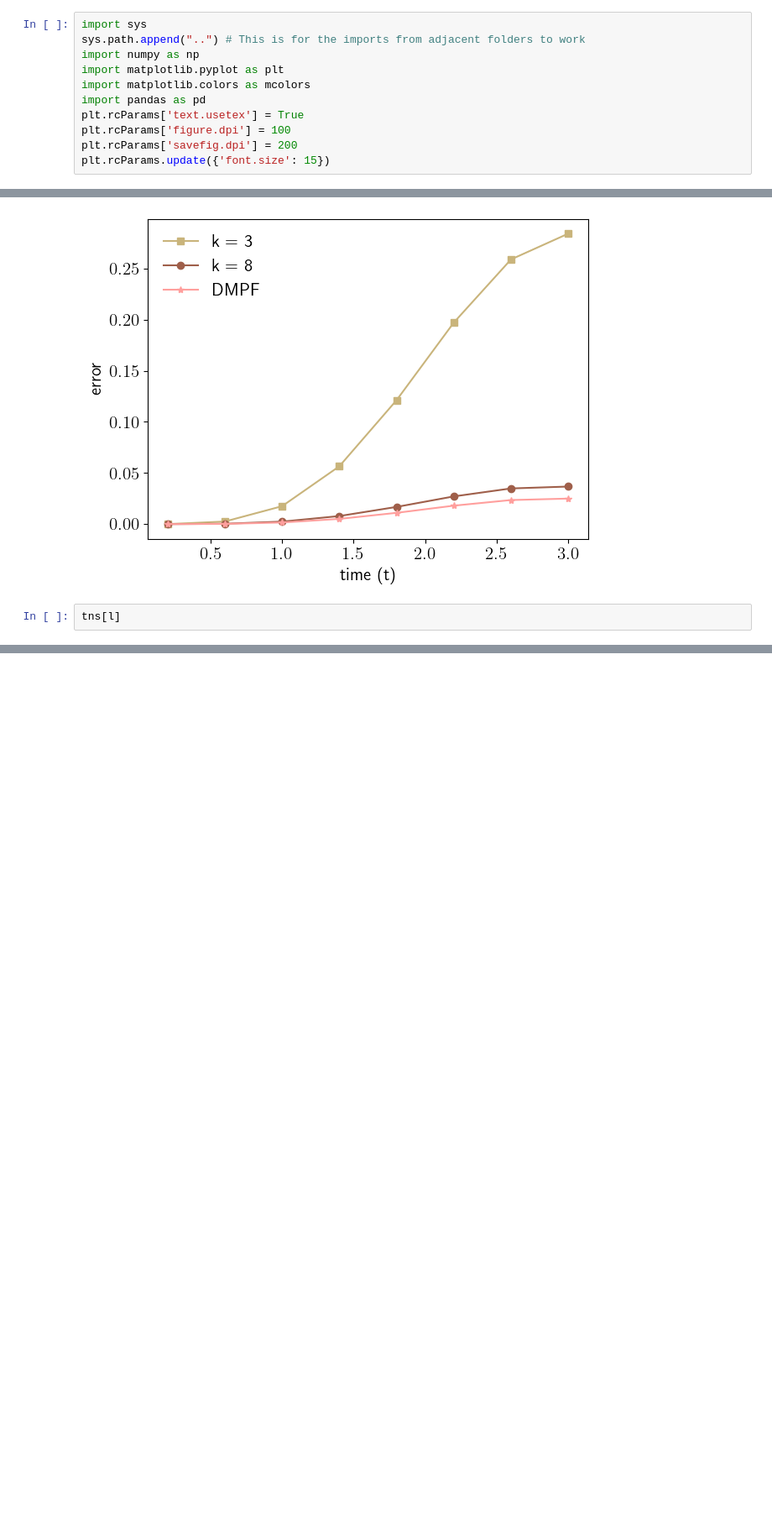
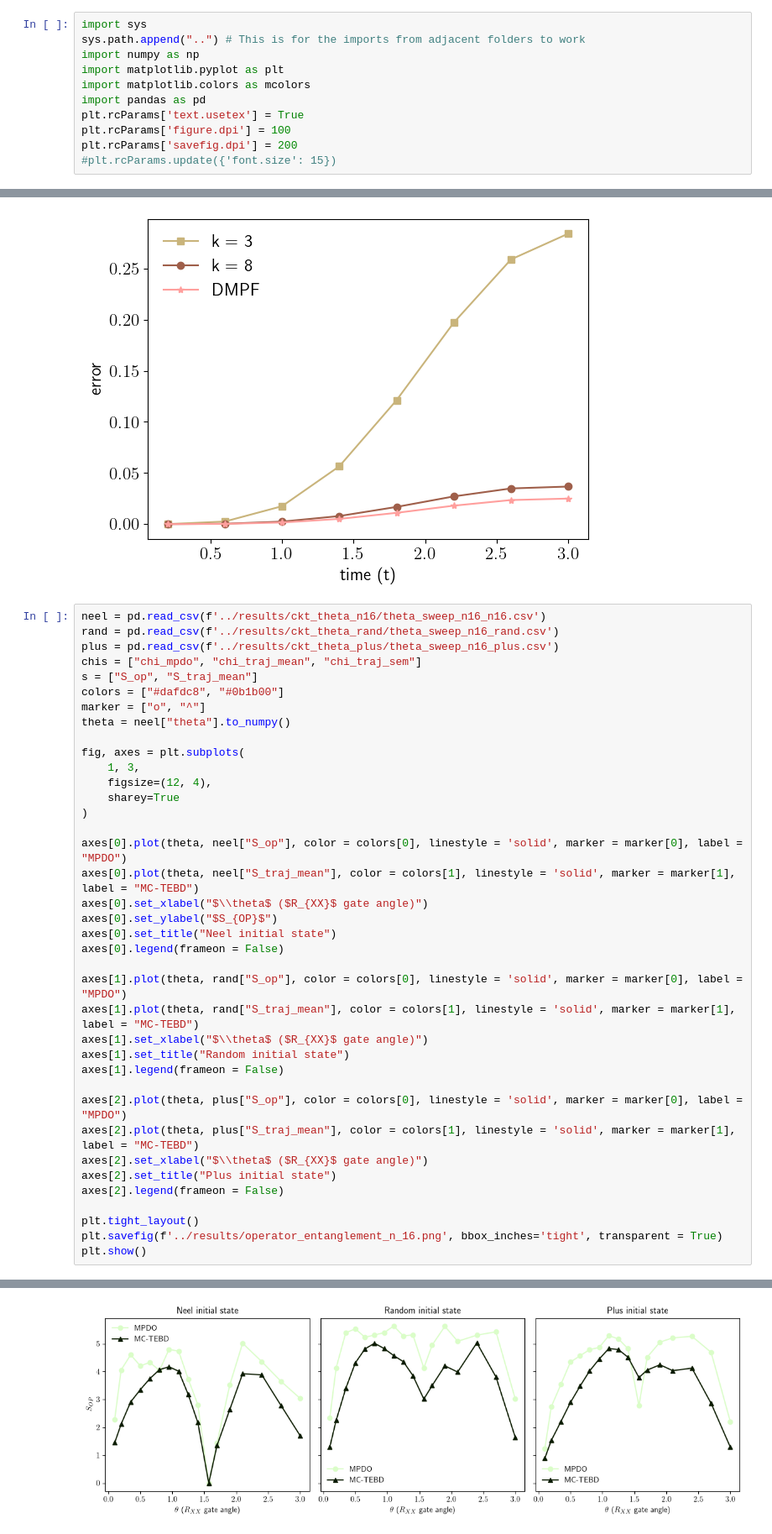
Before and after one commit to bentirher/dmpf_dissipation, a Jupyter notebook: standard_adc/classical_hardness_plot.ipynb, the cells around one changed output, grey strips where cells are left out. Shown at 84% size. Saved outputs shown, nothing was run; the diff lists cells and outputs as text; blank space fills up the shorter version.

Commit message:
new plots from ckt study

```diff
--- a/standard_adc/classical_hardness_plot.ipynb
+++ b/standard_adc/classical_hardness_plot.ipynb
@@ -8,7 +8,7 @@ import pandas as pd
 plt.rcParams['text.usetex'] = True
 plt.rcParams['figure.dpi'] = 100
 plt.rcParams['savefig.dpi'] = 200
-plt.rcParams.update({'font.size': 15})
+#plt.rcParams.update({'font.size': 15})
 # %%
 sizes = [8, 12, 16]
 colors = ["#a4cafd", "#fd9299", "#320c10"]
@@ -53,5 +53,41 @@ plt.show()
 # %% [output]
 [figure]
 # %%
-tns[l]
+neel = pd.read_csv(f'../results/ckt_theta_n16/theta_sweep_n16_n16.csv')
+rand = pd.read_csv(f'../results/ckt_theta_rand/theta_sweep_n16_rand.csv')
+plus = pd.read_csv(f'../results/ckt_theta_plus/theta_sweep_n16_plus.csv')
+chis = ["chi_mpdo", "chi_traj_mean", "chi_traj_sem"]
+s = ["S_op", "S_traj_mean"]
+colors = ["#dafdc8", "#0b1b00"]
+marker = ["o", "^"]
+theta = neel["theta"].to_numpy()
+
+fig, axes = plt.subplots(
+    1, 3,
+    figsize=(12, 4),
+    sharey=True
+)
+
+axes[0].plot(theta, neel["S_op"], color = colors[0], linestyle = 'solid', marker = marker[0], label = "MPDO")
+axes[0].plot(theta, neel["S_traj_mean"], color = colors[1], linestyle = 'solid', marker = marker[1], label = "MC-TEBD")
+axes[0].set_xlabel("$\\theta$ ($R_{XX}$ gate angle)")
+axes[0].set_ylabel("$S_{OP}$")
+axes[0].set_title("Neel initial state")
+axes[0].legend(frameon = False)
+
+axes[1].plot(theta, rand["S_op"], color = colors[0], linestyle = 'solid', marker = marker[0], label = "MPDO")
+axes[1].plot(theta, rand["S_traj_mean"], color = colors[1], linestyle = 'solid', marker = marker[1], label = "MC-TEBD")
+axes[1].set_xlabel("$\\theta$ ($R_{XX}$ gate angle)")
+axes[1].set_title("Random initial state")
+axes[1].legend(frameon = False)
+
+axes[2].plot(theta, plus["S_op"], color = colors[0], linestyle = 'solid', marker = marker[0], label = "MPDO")
+axes[2].plot(theta, plus["S_traj_mean"], color = colors[1], linestyle = 'solid', marker = marker[1], label = "MC-TEBD")
+axes[2].set_xlabel("$\\theta$ ($R_{XX}$ gate angle)")
+axes[2].set_title("Plus initial state")
+axes[2].legend(frameon = False)
+
+plt.tight_layout()
+plt.savefig(f'../results/operator_entanglement_n_16.png', bbox_inches='tight', transparent = True)
+plt.show()
 # %% [output]
@@ -66,0 +94 @@ Name: E_mps, dtype: float64
+[figure, added]
```
Also changed, not shown: parts of 2 cells of this notebook, 5 other files.
